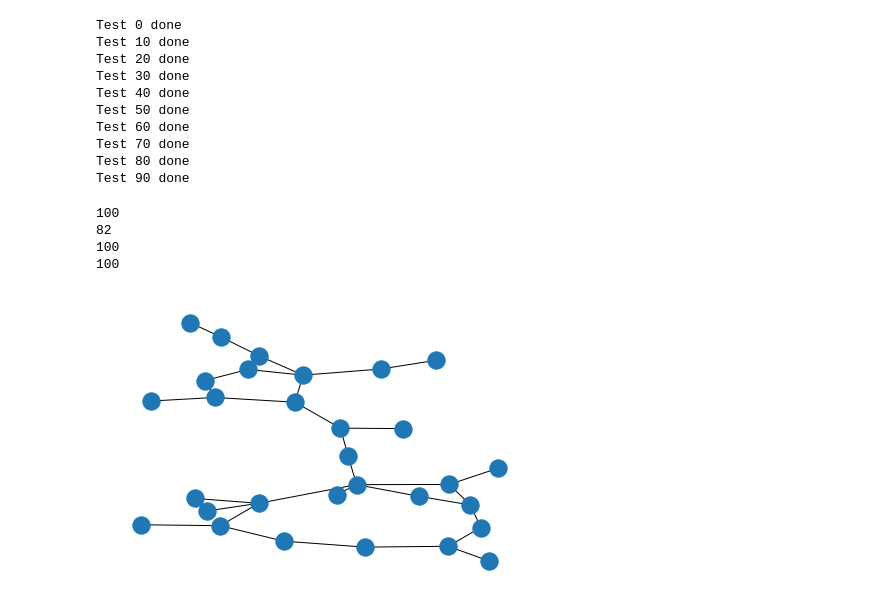
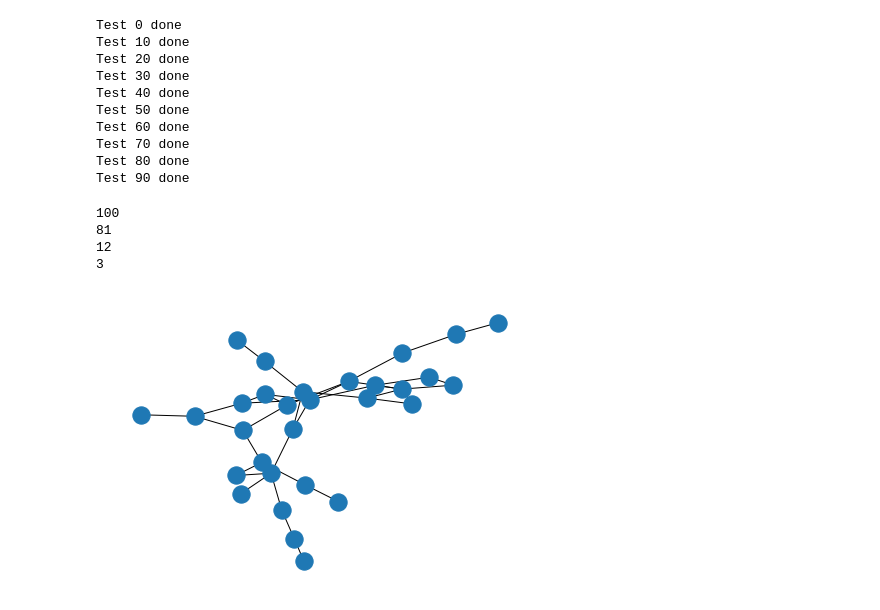
Before and after one commit to amaheshwari25/graph-hotspots, a Jupyter notebook: GraphHotSpots_Experiments.ipynb, the cells around one changed output. Drawn from its saved outputs; the diff is of its cells as text; code cells hidden in the pictures.

```diff
--- a/GraphHotSpots_Experiments.ipynb
+++ b/GraphHotSpots_Experiments.ipynb
@@ -73,7 +73,7 @@ def is_convex(G, bound_set, strict=False):
             if (v in bound_set) and not strict:
                 continue
             for path_node in apsp[u][v]:
-                if (path_node != u and path_node != v and path_node in boundary):
+                if (path_node != u and path_node != v and path_node in bound_set):
                     return False
     return True
 # %%
@@ -264,10 +264,10 @@ print(sum(conv))
 print(sum(strict_conv))
 # %% [output]
 100
-82
-100
-100
+81
+12
+3
 # %%
-nx.draw(graphs[0])
+nx.draw(graphs[1])
 # %% [output]
-[figure, old version]
+[figure, new version]
```
Also changed, not shown: parts of 4 cells of this notebook.
